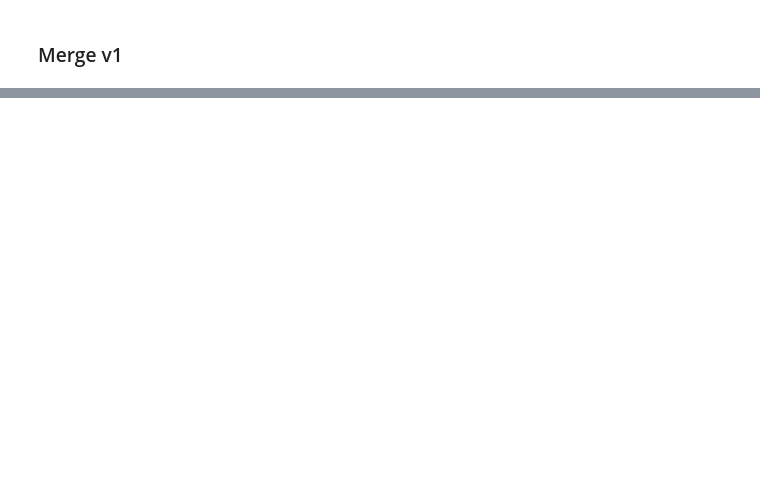
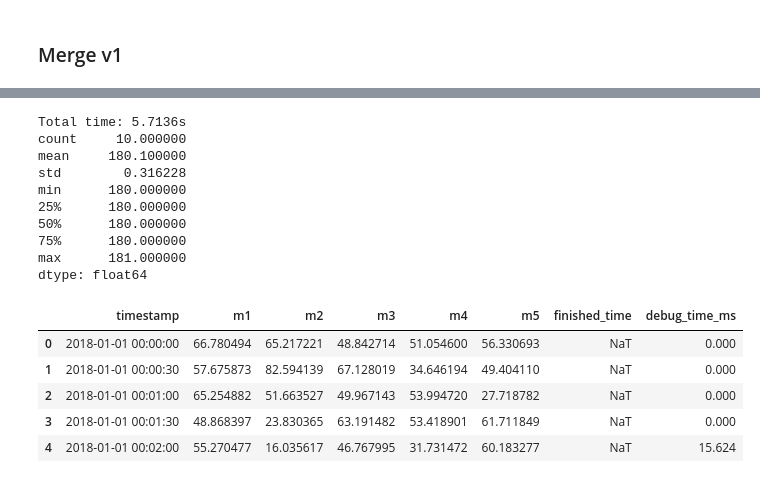
Before and after one commit to tmkmrcnk/danone, a Jupyter notebook: TestMerging.ipynb, the cells around one changed output, grey strips where cells are left out. Drawn from its saved outputs; the diff is of its cells as text; code cells hidden in the pictures; blank space fills up the shorter version.

```diff
--- a/TestMerging.ipynb
+++ b/TestMerging.ipynb
@@ -114,5 +152,0 @@ td = t1 - t0
-# %%
-nano2sec = lambda x: x / 10 ** 9 # convert nanoseconds to seconds
-nano2milli = lambda x: int(x / 10 ** 6)  # convert nanoseconds to milliseconds
-
-nano2milli(3998000)
@@ -124,0 +202,52 @@ measure_df.debug_time.plot()
+# %%
+index_start = 0
+
+def merge_v3(ts, prod_df):
+    '''
+    add to each measurement the production finished time
+    if (measure.timestamp > finished_time - duration) and (measure.timestamp < finished_time)
+    '''
+    global index_start
+    t0 = pd.Timestamp.now()
+    # loop over prod_df
+    for row in prod_df[index_start:].itertuples():
+        # check if ts is in range
+        finished_time = row.finished_time
+        if ts <= finished_time and ts >= finished_time - pd.Timedelta(minutes=90):
+            # Found! Return this finished_time
+            t = nano2milli((pd.Timestamp.now() - t0).value)
+            # update the index start for the next search
+            index_start = row.Index
+            return pd.Series({'finished_time': finished_time, 'debug_time_ms': t})
+
+    # Not found! return None
+    t = nano2milli((pd.Timestamp.now() - t0).value)
+    return pd.Series({'finished_time': None, 'debug_time_ms': t})
+
+measure_df2 = measure_df.copy()
+
+t0 = pd.Timestamp.now()
+measure_df2[['finished_time', 'debug_time_ms']] = measure_df2['timestamp'].apply(lambda ts: merge_v3(ts, prod_df))
+t = pd.Timestamp.now() - t0
+print('Total time: {0:.4f}s'.format(nano2sec(t.value)))
+merged_df = measure_df2[measure_df2.finished_time.notnull()]
+merge_desc = merged_df.groupby('finished_time').size().describe()
+print(merge_desc)
+measure_df2.head()
+# %% [output]
+Total time: 5.7136s
+count     10.000000
+mean     180.100000
+std        0.316228
+min      180.000000
+25%      180.000000
+50%      180.000000
+75%      180.000000
+max      181.000000
+dtype: float64
+|  | timestamp | m1 | m2 | m3 | m4 | m5 | finished_time | debug_time_ms |
+| 0 | 2018-01-01 00:00:00 | 66.780494 | 65.217221 | 48.842714 | 51.054600 | 56.330693 | NaT | 0.000 |
+| 1 | 2018-01-01 00:00:30 | 57.675873 | 82.594139 | 67.128019 | 34.646194 | 49.404110 | NaT | 0.000 |
+| 2 | 2018-01-01 00:01:00 | 65.254882 | 51.663527 | 49.967143 | 53.994720 | 27.718782 | NaT | 0.000 |
+| 3 | 2018-01-01 00:01:30 | 48.868397 | 23.830365 | 63.191482 | 53.418901 | 61.711849 | NaT | 0.000 |
+| 4 | 2018-01-01 00:02:00 | 55.270477 | 16.035617 | 46.767995 | 31.731472 | 60.183277 | NaT | 15.624 |
```
Also changed, not shown: parts of 26 cells of this notebook, 1 other file.
